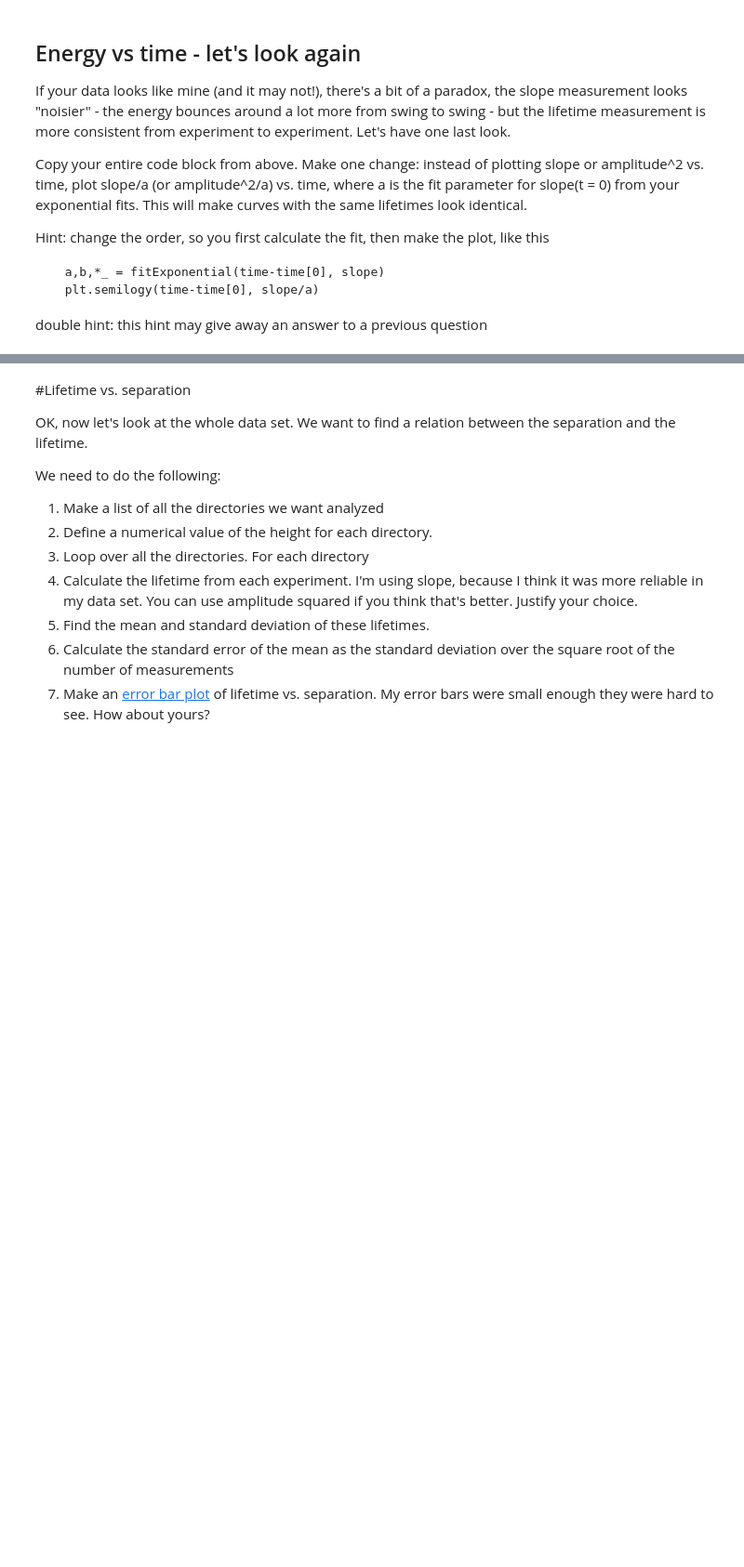
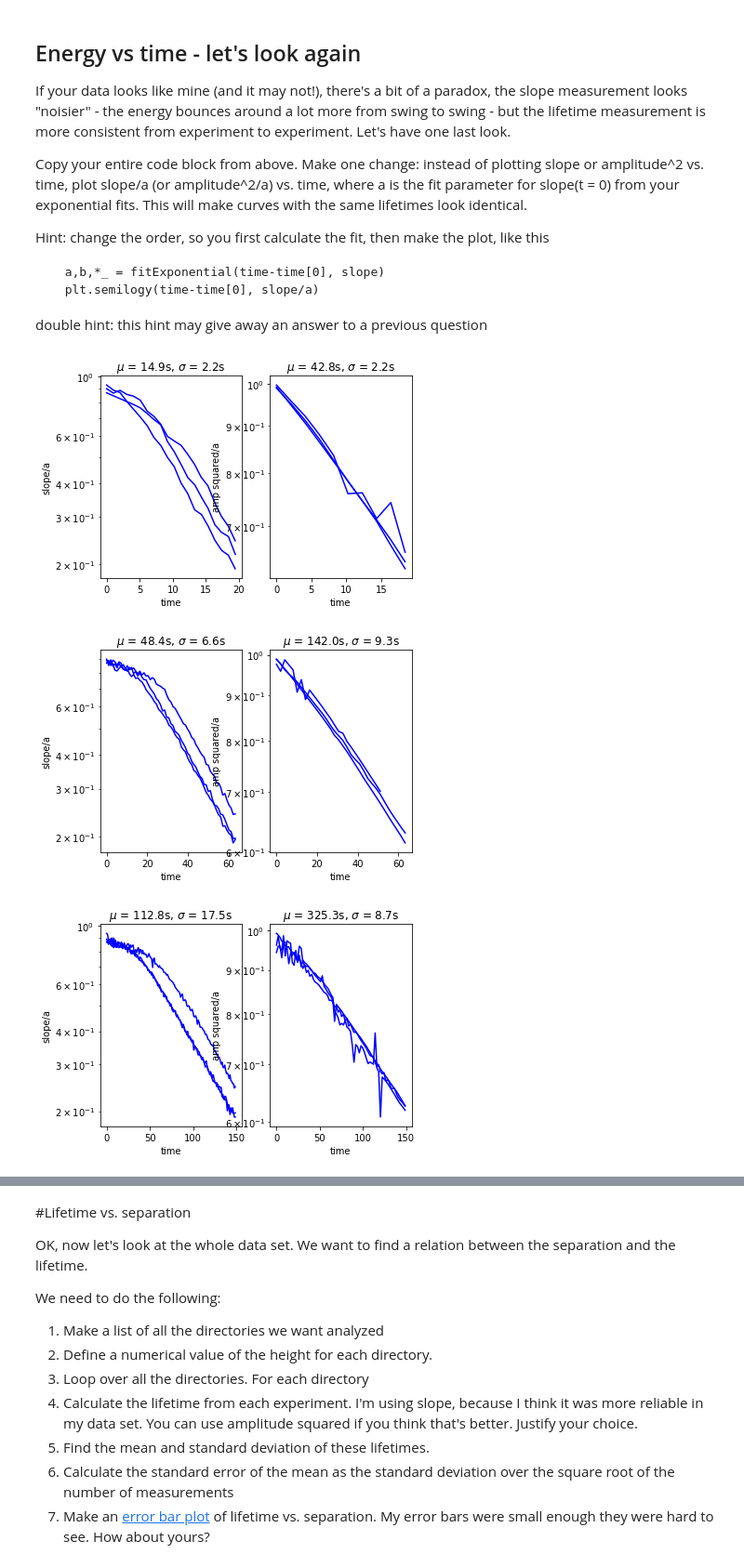
Before and after one commit to NYUExperimentalPhysics1-2021/labanalysis2-zittacheng, a Jupyter notebook: LabAnalysis2.ipynb, the cells around one changed output, grey strips where cells are left out. Shown at 93% size. Saved outputs shown, nothing was run; the diff lists cells and outputs as text; code cells hidden in the pictures; blank space fills up the shorter version.

```diff
--- a/LabAnalysis2.ipynb
+++ b/LabAnalysis2.ipynb
@@ -234,26 +295,48 @@ Hint: change the order, so you first calculate the fit, then make the plot, like
 
 double hint: this hint may give away an answer to a previous question
 # %%
-expt_set_dirs =  ["3 mm", "6 mm", "9 mm"] #replace with your own directory names
-lifetime = [12.6, 29, 91] #replace with the lifetimes you measured above
+expt_set_dirs =  ["Large_3mm", "Large_6mm", "Large_9mm"] #replace with your own directory names
+lifetime = [13.1, 42.6, 99.9] #replace with the lifetimes you measured above
 for i in range(3):
   expt_set_dir = expt_set_dirs[i]
   slope_lifetime = []
   ampsq_lifetime = []
   plt.figure()
   plt.subplot(1, 2, 1)
   for file in largeSlope[expt_set_dir]:
     time, slope, number = loadSlopeFile(file, lifetime[i]*1.5)
-    #CODE11: three lines of code that do an exponential fit, semilog plot (with slope scaled by 1/a), and add lifetime to list
-  #CODE12: two lines of code that calculate mean and standard deviation
+    a,b,*_ = fitExponential(time-time[0], slope)
+    x = time - time[0];
+    y = slope/a;
+    plt.semilogy(x, y, 'b-');
+    plt.xlabel('time');
+    plt.ylabel('slope/a');
+    slope_lifetime.append(-1/b)
+    #CODE7: three lines of code that do an exponential fit, semilog plot, and add lifetime to list
+  #CODE8: two lines of code that calculate mean and standard deviation
+  mu = np.mean(slope_lifetime)
+  sigma = np.std(slope_lifetime, ddof=1)
   plt.title (r'$\mu$ = {:.1f}s, $\sigma$ = {:.1f}s'.format(mu, sigma))
 
   plt.subplot(1, 2, 2)
   for file in largeAmplitude[expt_set_dir]:
     time, amp, number = loadAmpltidueFile(file, lifetime[i]*1.5)
-    #CODE12: three lines of code that do an exponential fit, semilog plot (with amplitude squared scaled by 1/a), and add lifetime to list
-  #CODE13: two lines of code that calculate mean and standard deviation
+    a,b,*_ = fitExponential(time-time[0], np.sqrt(amp))
+    x = time - time[0];
+    y = np.sqrt(amp)/a;
+    plt.semilogy(x, y, 'b-');
+    plt.xlabel('time');
+    plt.ylabel('amp squared/a');
+    ampsq_lifetime.append(-1/b)
+    #CODE9: three lines of code that do an exponential fit, semilog plot, and add lifetime to list
+  #CODE10: two lines of code that calculate mean and standard deviation
+  mu = np.mean(ampsq_lifetime)
+  sigma = np.std(ampsq_lifetime, ddof=1)
   plt.title (r'$\mu$ = {:.1f}s, $\sigma$ = {:.1f}s'.format(mu, sigma))
+# %% [output]
+[figure, added]
+[figure, added]
+[figure, added]
 # %% [markdown]
 ##Questions - answer below
 
```
Also changed, not shown: parts of 18 cells of this notebook.
